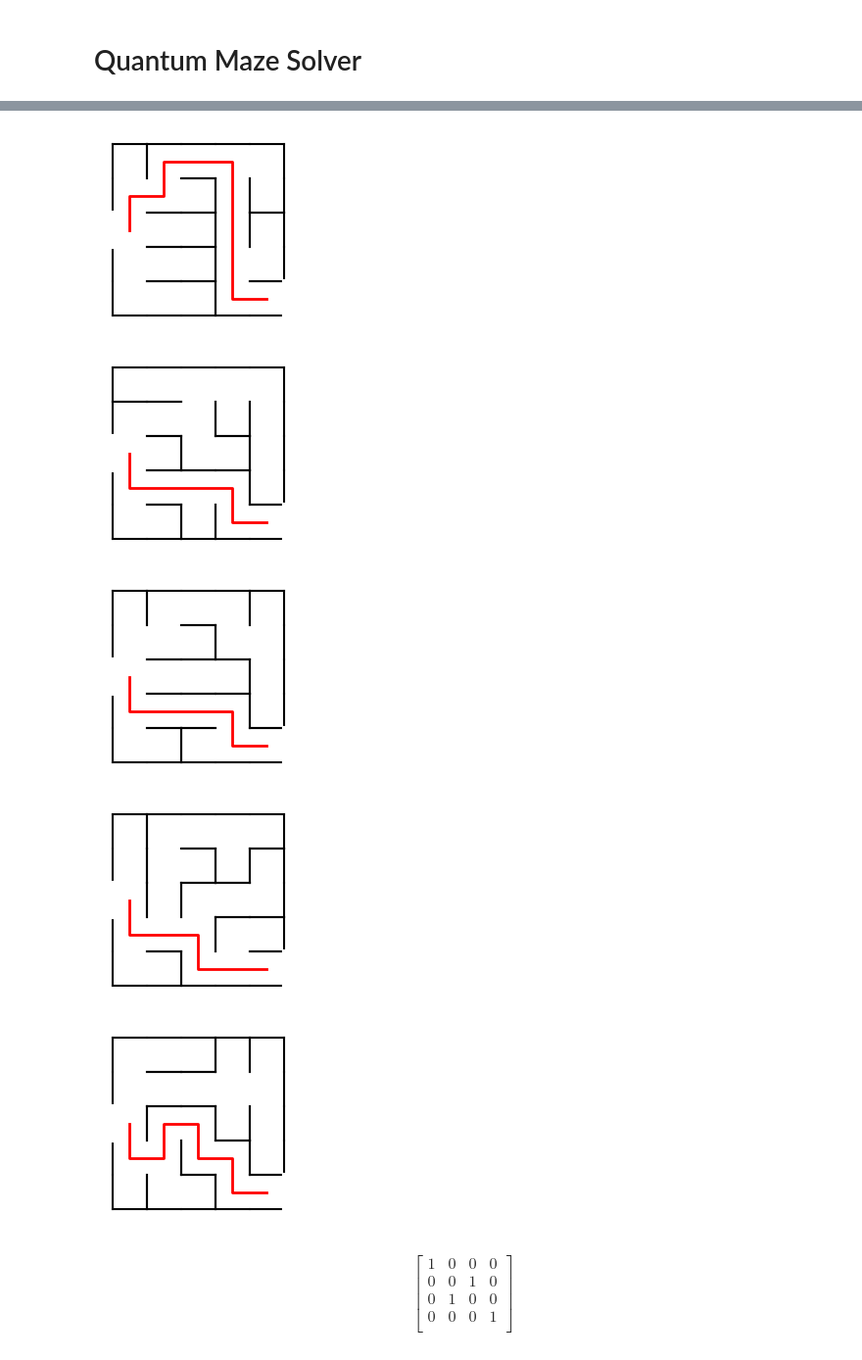
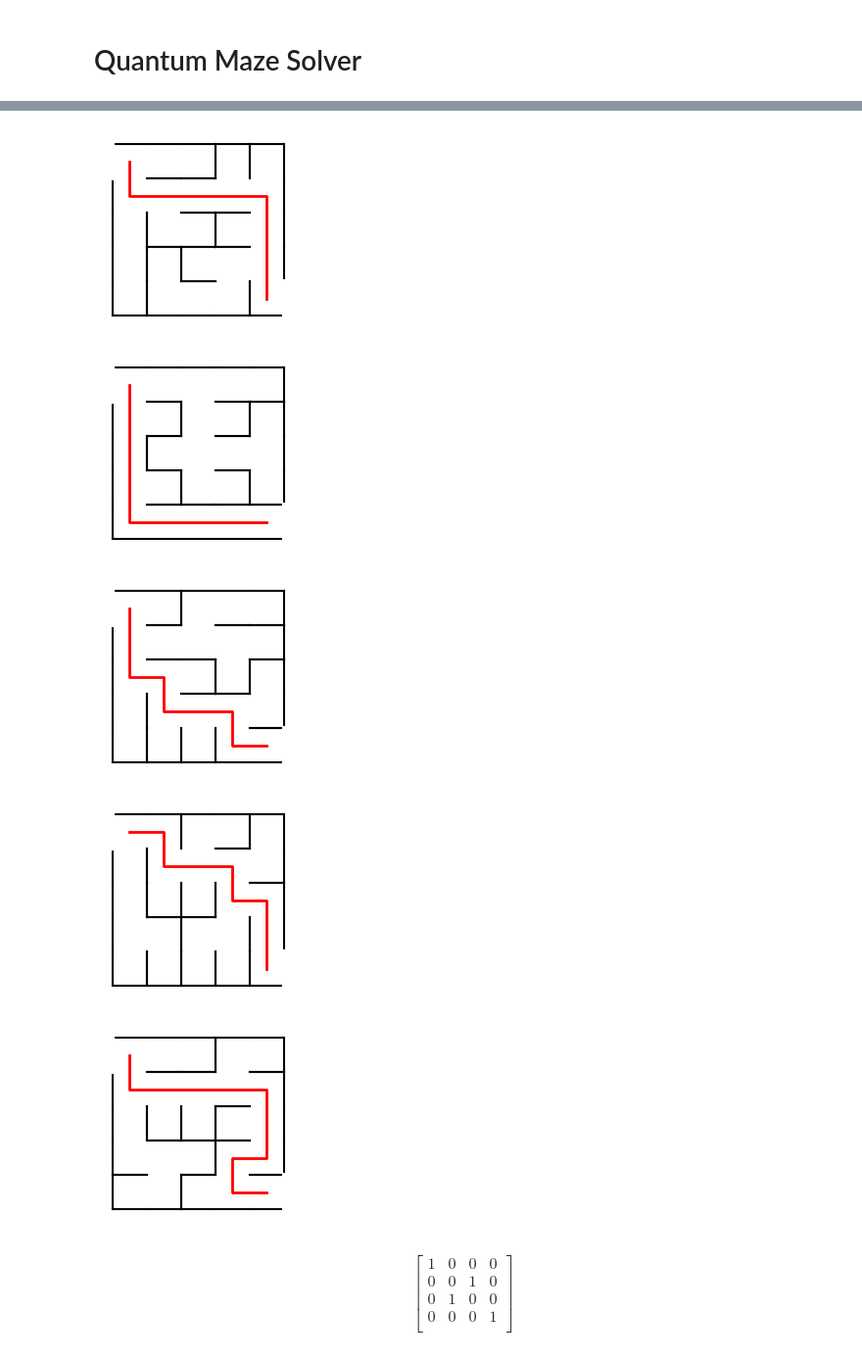
Before and after one commit to 1ngVG-QCCE/QuantumMazeSolver, a Jupyter notebook: maze_solver_tests.ipynb, the cells around one changed output, grey strips where cells are left out. Shown: that part at 98% size. Saved outputs shown, nothing was run; the diff lists cells and outputs as text; code cells hidden in the pictures.

```diff
--- a/maze_solver_tests.ipynb
+++ b/maze_solver_tests.ipynb
@@ -15,7 +15,7 @@ solver = BFSSolver()
 graph = Graph.from_edges(edges, bidirectional=True)
 graph.show(solver.solve_graph(graph, 0, 5))
 for i in range(10):
-    maze = maze_generator.generate_maze(5, 5, (0,2), (4,4))
+    maze = maze_generator.generate_maze(5, 5, (0,0), (4,4))
     path = solver.solve_maze(maze)
     maze.show(path)
 # %% [output]
@@ -28,8 +28,8 @@ for i in range(10):
-[figure, old version]
+[figure, new version]
-[figure, old version]
+[figure, new version]
-[figure, old version]
+[figure, new version]
-[figure, old version]
+[figure, new version]
-[figure, old version]
+[figure, new version]
 # %%
 import os
 import sys
```
Also changed, not shown: parts of 1 cell of this notebook, 2 other files.
